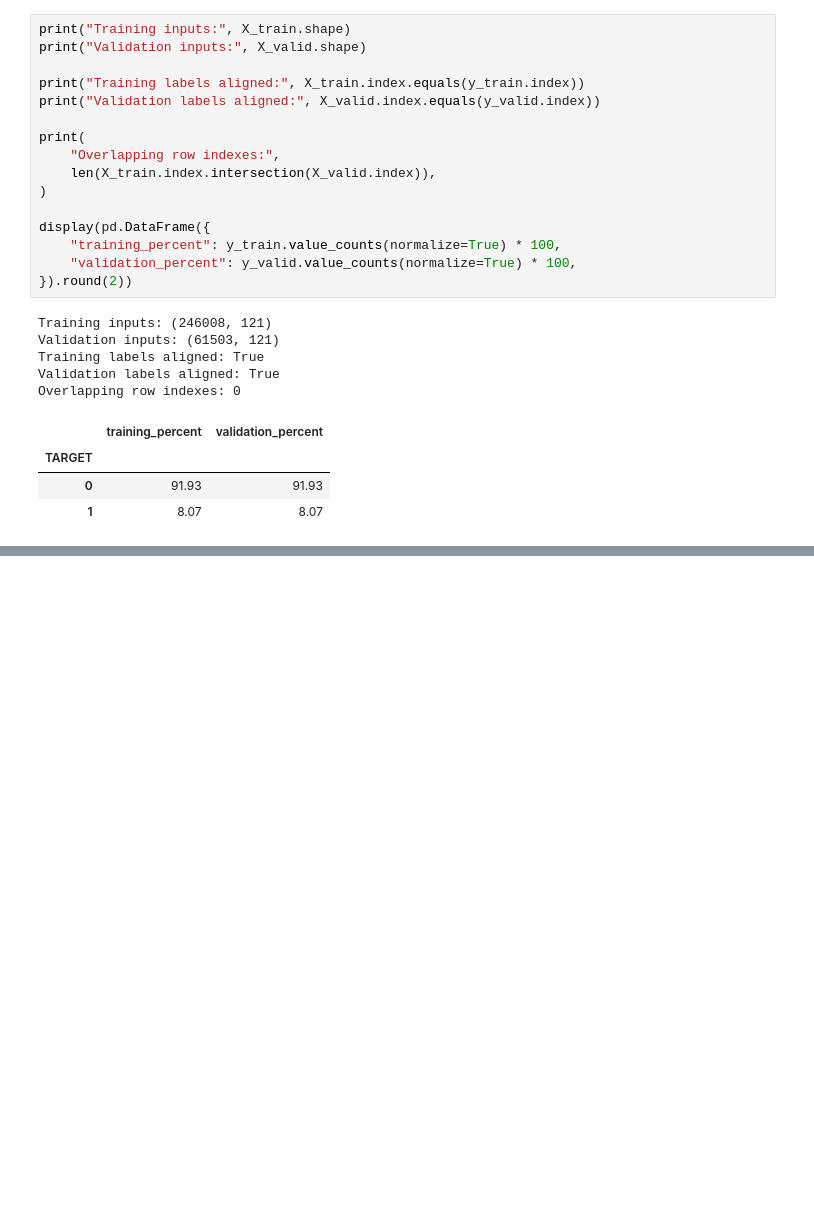
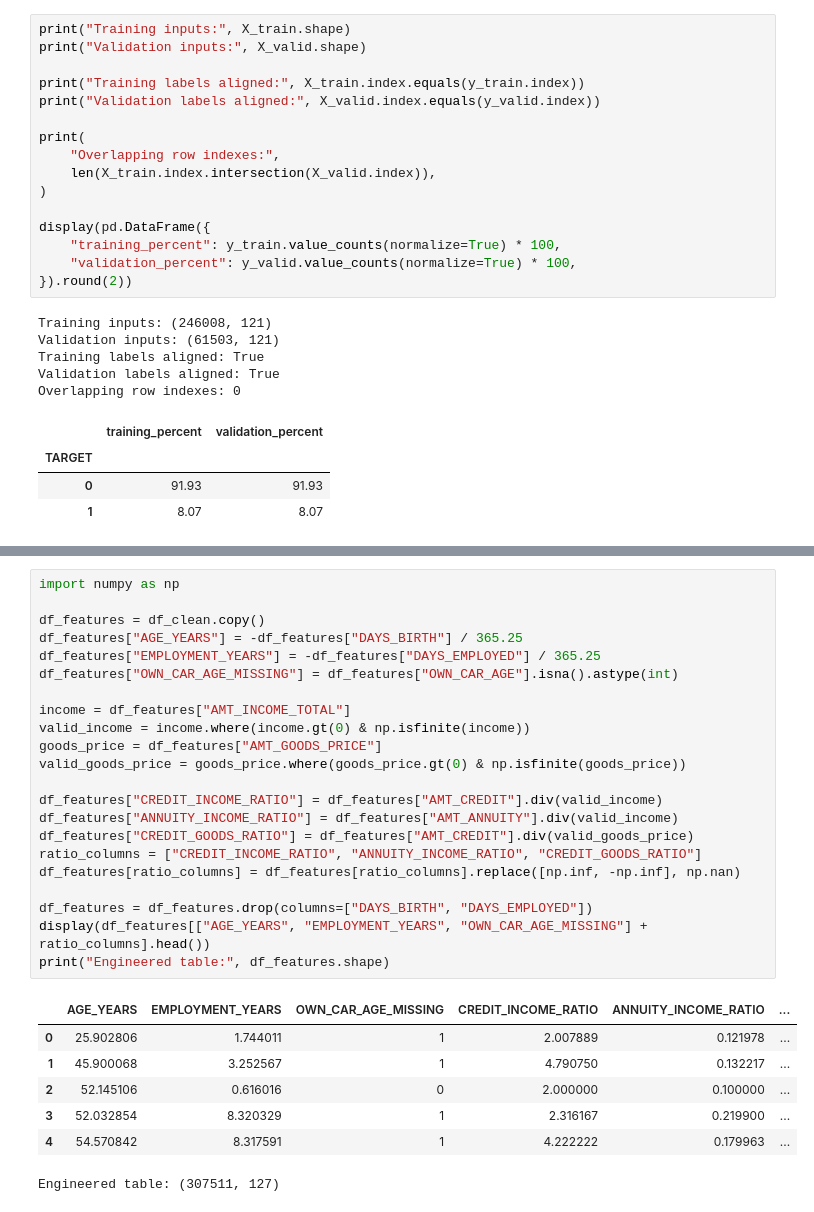
Before and after one commit to 1-AhmedEssam-1/DEPI-Final-project, a Jupyter notebook: notebooks/02_application_preprocessing.ipynb, the cells around one changed output, grey strips where cells are left out. Cells and saved outputs as stored; diff of their text form; blank space fills up the shorter version.

```diff
--- a/notebooks/02_application_preprocessing.ipynb
+++ b/notebooks/02_application_preprocessing.ipynb
@@ -900,0 +719,30 @@ After verification, save artifacts for the labeled application data only:
+# %%
+import numpy as np
+
+df_features = df_clean.copy()
+df_features["AGE_YEARS"] = -df_features["DAYS_BIRTH"] / 365.25
+df_features["EMPLOYMENT_YEARS"] = -df_features["DAYS_EMPLOYED"] / 365.25
+df_features["OWN_CAR_AGE_MISSING"] = df_features["OWN_CAR_AGE"].isna().astype(int)
+
+income = df_features["AMT_INCOME_TOTAL"]
+valid_income = income.where(income.gt(0) & np.isfinite(income))
+goods_price = df_features["AMT_GOODS_PRICE"]
+valid_goods_price = goods_price.where(goods_price.gt(0) & np.isfinite(goods_price))
+
+df_features["CREDIT_INCOME_RATIO"] = df_features["AMT_CREDIT"].div(valid_income)
+df_features["ANNUITY_INCOME_RATIO"] = df_features["AMT_ANNUITY"].div(valid_income)
+df_features["CREDIT_GOODS_RATIO"] = df_features["AMT_CREDIT"].div(valid_goods_price)
+ratio_columns = ["CREDIT_INCOME_RATIO", "ANNUITY_INCOME_RATIO", "CREDIT_GOODS_RATIO"]
+df_features[ratio_columns] = df_features[ratio_columns].replace([np.inf, -np.inf], np.nan)
+
+df_features = df_features.drop(columns=["DAYS_BIRTH", "DAYS_EMPLOYED"])
+display(df_features[["AGE_YEARS", "EMPLOYMENT_YEARS", "OWN_CAR_AGE_MISSING"] + ratio_columns].head())
+print("Engineered table:", df_features.shape)
+# %% [output]
+|  | AGE_YEARS | EMPLOYMENT_YEARS | OWN_CAR_AGE_MISSING | CREDIT_INCOME_RATIO | ANNUITY_INCOME_RATIO | ... |
+| 0 | 25.902806 | 1.744011 | 1 | 2.007889 | 0.121978 | ... |
+| 1 | 45.900068 | 3.252567 | 1 | 4.790750 | 0.132217 | ... |
+| 2 | 52.145106 | 0.616016 | 0 | 2.000000 | 0.100000 | ... |
+| 3 | 52.032854 | 8.320329 | 1 | 2.316167 | 0.219900 | ... |
+| 4 | 54.570842 | 8.317591 | 1 | 4.222222 | 0.179963 | ... |
+Engineered table: (307511, 127)
```
Also changed, not shown: parts of 42 cells of this notebook, 45 other files.
